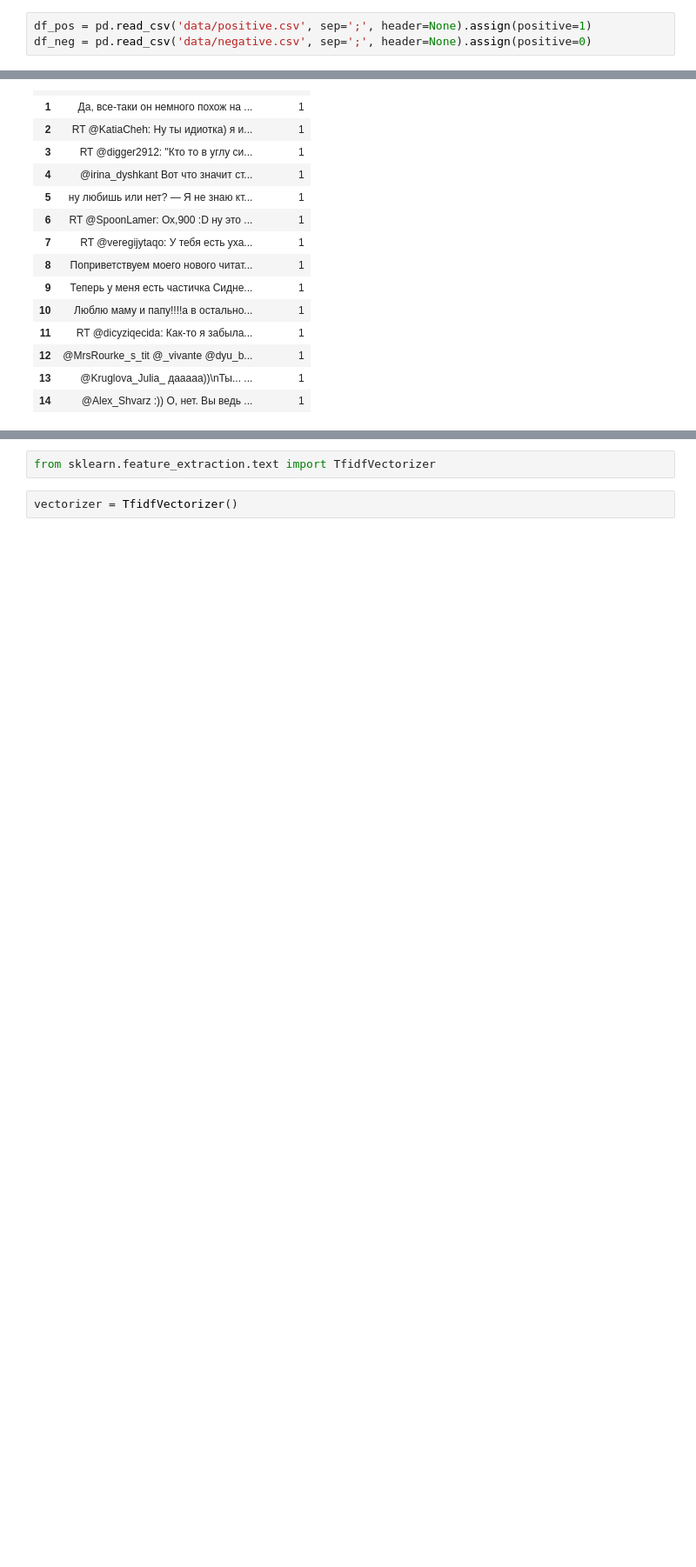
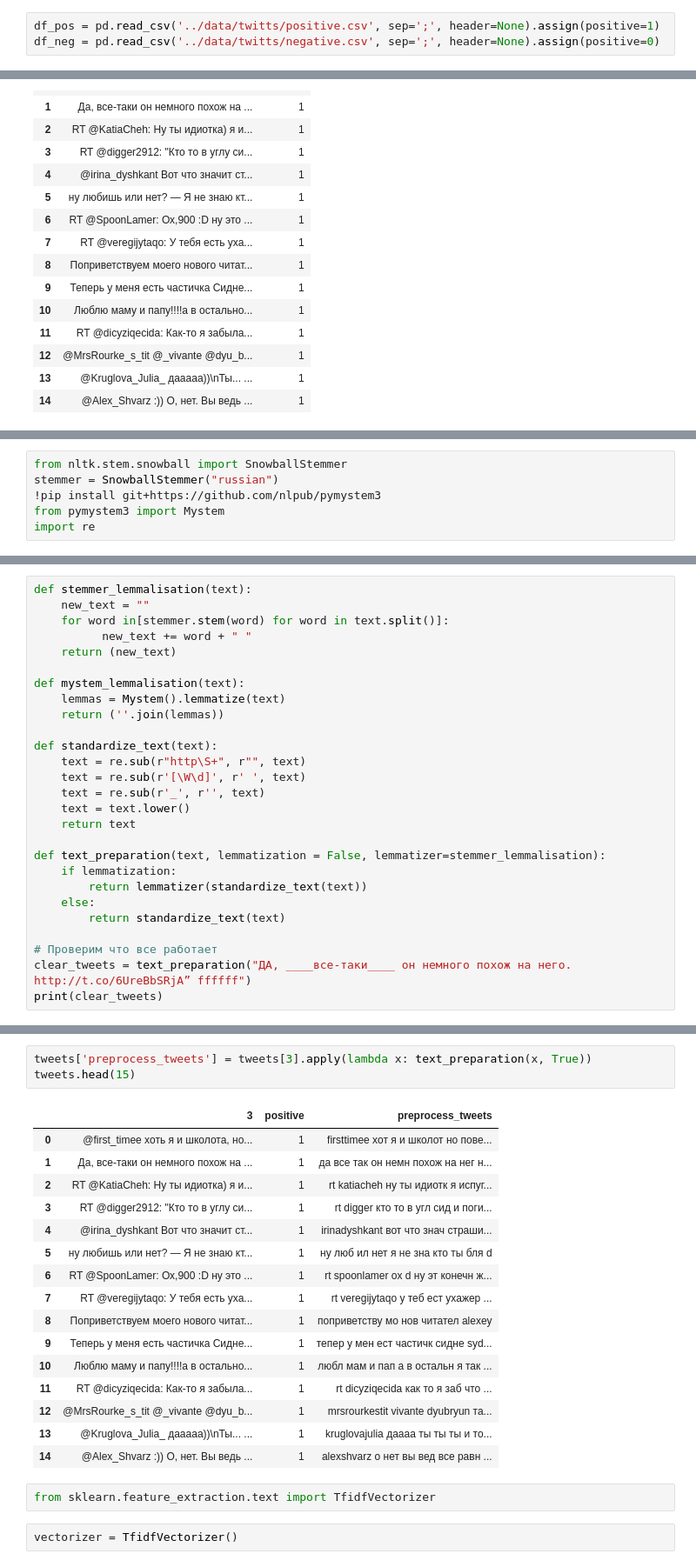
Before and after one commit to comptechaug/textaug, a Jupyter notebook: notebooks/Baseline.ipynb, the cells around one changed output, grey strips where cells are left out. Shown: that part at 87% size. Drawn from its saved outputs; the diff is of its cells as text; blank space fills up the shorter version.

```diff
--- a/notebooks/Baseline.ipynb
+++ b/notebooks/Baseline.ipynb
@@ -3,8 +3,8 @@ import pandas as pd
 import numpy as np
 import re
 # %%
-df_pos = pd.read_csv('data/positive.csv', sep=';', header=None).assign(positive=1)
-df_neg = pd.read_csv('data/negative.csv', sep=';', header=None).assign(positive=0)
+df_pos = pd.read_csv('../data/twitts/positive.csv', sep=';', header=None).assign(positive=1)
+df_neg = pd.read_csv('../data/twitts/negative.csv', sep=';', header=None).assign(positive=0)
 # %%
 df_pos.shape
 # %% [output]
@@ -36,0 +59,6 @@ tweets.head(15)
+# %%
+from nltk.stem.snowball import SnowballStemmer
+stemmer = SnowballStemmer("russian")
+!pip install git+https://github.com/nlpub/pymystem3
+from pymystem3 import Mystem
+import re
@@ -36,0 +80,27 @@ tweets.head(15)
+# %%
+def stemmer_lemmalisation(text):
+    new_text = ""
+    for word in[stemmer.stem(word) for word in text.split()]:
+          new_text += word + " "
+    return (new_text)
+
+def mystem_lemmalisation(text):
+    lemmas = Mystem().lemmatize(text)
+    return (''.join(lemmas))
+
+def standardize_text(text):
+    text = re.sub(r"http\S+", r"", text)
+    text = re.sub(r'[\W\d]', r' ', text)
+    text = re.sub(r'_', r'', text)
+    text = text.lower()
+    return text
+
+def text_preparation(text, lemmatization = False, lemmatizer=stemmer_lemmalisation):
+    if lemmatization:
+        return lemmatizer(standardize_text(text))
+    else:
+        return standardize_text(text)
+
+# Проверим что все работает
+clear_tweets = text_preparation("ДА, ____все-таки____ он немного похож на него. http://t.co/6UreBbSRjA” ffffff")
+print(clear_tweets)
@@ -37,3 +109,23 @@ tweets.head(15)
+# %%
+tweets['preprocess_tweets'] = tweets[3].apply(lambda x: text_preparation(x, True))
+tweets.head(15)
+# %% [output]
+|  | 3 | positive | preprocess_tweets |
+| 0 | @first_timee хоть я и школота, но... | 1 | firsttimee хот я и школот но пове... |
+| 1 | Да, все-таки он немного похож на ... | 1 | да все так он немн похож на нег н... |
+| 2 | RT @KatiaCheh: Ну ты идиотка) я и... | 1 | rt katiacheh ну ты идиотк я испуг... |
+| 3 | RT @digger2912: "Кто то в углу си... | 1 | rt digger кто то в угл сид и поги... |
+| 4 | @irina_dyshkant Вот что значит ст... | 1 | irinadyshkant вот что знач страши... |
+| 5 | ну любишь или нет? — Я не знаю кт... | 1 | ну люб ил нет я не зна кто ты бля d |
+| 6 | RT @SpoonLamer: Ох,900 :D ну это ... | 1 | rt spoonlamer ох d ну эт конечн ж... |
+| 7 | RT @veregijytaqo: У тебя есть уха... | 1 | rt veregijytaqo у теб ест ухажер ... |
+| 8 | Поприветствуем моего нового читат... | 1 | поприветству мо нов читател alexey |
+| 9 | Теперь у меня есть частичка Сидне... | 1 | тепер у мен ест частичк сидне syd... |
+| 10 | Люблю маму и папу!!!!а в остально... | 1 | любл мам и пап а в остальн я так ... |
+| 11 | RT @dicyziqecida: Как-то я забыла... | 1 | rt dicyziqecida как то я заб что ... |
+| 12 | @MrsRourke_s_tit @_vivante @dyu_b... | 1 | mrsrourkestit vivante dyubryun та... |
+| 13 | @Kruglova_Julia_ дааааа))\nТы... ... | 1 | kruglovajulia даааа ты ты ты и то... |
+| 14 | @Alex_Shvarz :)) О, нет. Вы ведь ... | 1 | alexshvarz о нет вы вед все равн ... |
 # %%
 from sklearn.feature_extraction.text import TfidfVectorizer
 # %%
```
Also changed, not shown: parts of 7 cells of this notebook.
